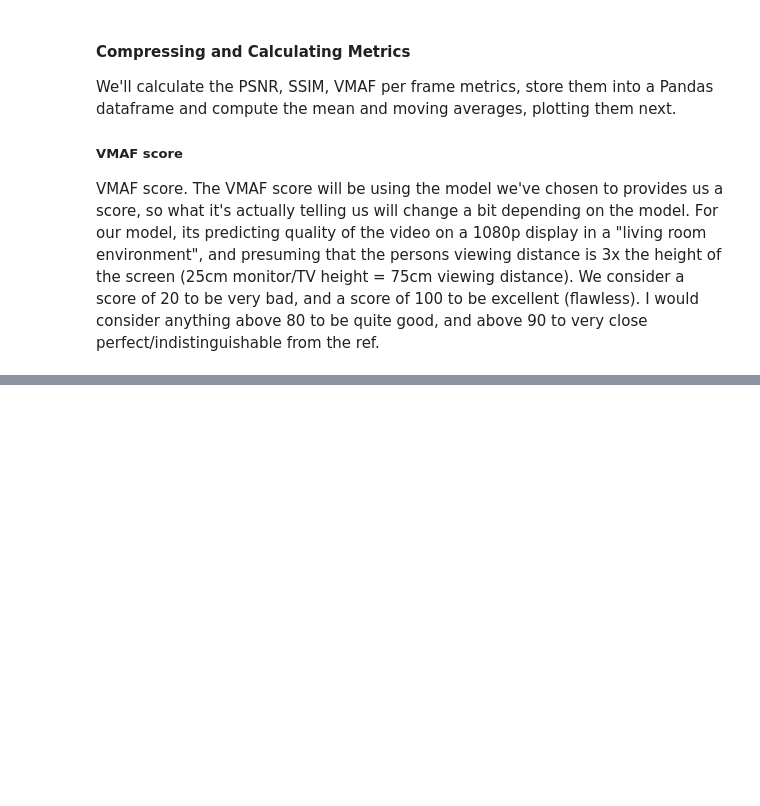
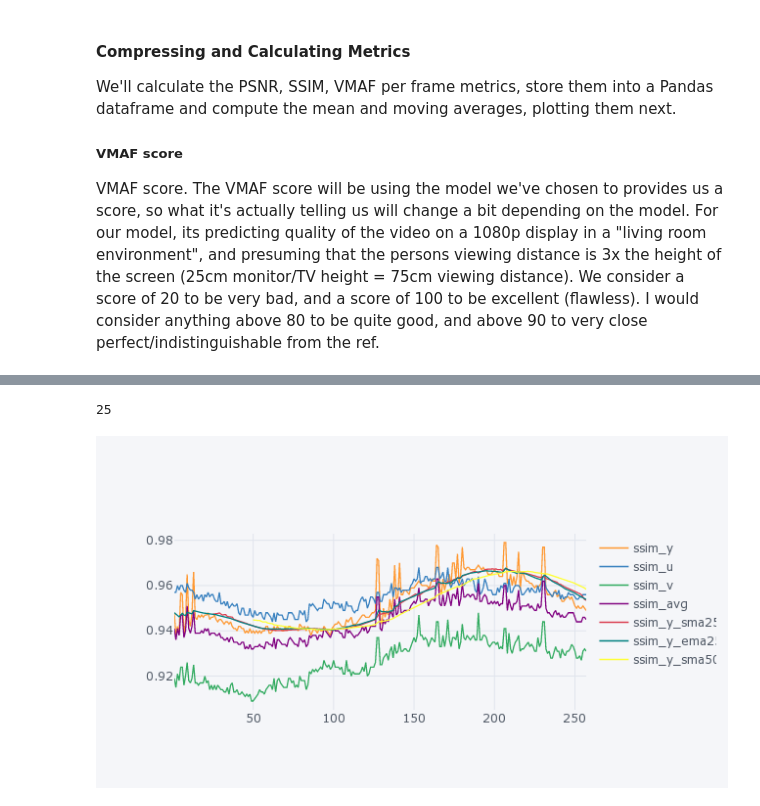
Before and after one commit to luisbarrancos/videometrics_jupyterlab, a Jupyter notebook: notebooks/video_generate_compression_x264_modules.ipynb, the cells around one changed output, grey strips where cells are left out. Cells and saved outputs as stored; diff of their text form; code cells hidden in the pictures; blank space fills up the shorter version.

Commit message:
Update notebooks, gitignore
Added simple moving averages to the structured similarity index matrix
values on Y, U, V channels.
Added cufflinks for the dataframe plotting.

```diff
--- a/notebooks/video_generate_compression_x264_modules.ipynb
+++ b/notebooks/video_generate_compression_x264_modules.ipynb
@@ -672,0 +354,2 @@ encoded with CRF 50
+# %%
+metrics_data = metrics.calc(["ssim"])
@@ -672,0 +360,4 @@ encoded with CRF 50
+# %%
+# print(ssim)
+df = pd.DataFrame.from_dict(metrics_data["ssim"])
+df.tail()
@@ -672,0 +374,6 @@ encoded with CRF 50
+# %%
+if "n" in df.columns:
+    df.rename(columns={"n" : "frame"}, inplace = True)
+    df.set_index("frame", inplace = True)
+
+df.fillna(0, inplace = True)
@@ -672,0 +400,12 @@ encoded with CRF 50
+# %%
+media.framerate(media.input_files()[0])
+# %% [output]
+25
+# %%
+#df.rolling(window=media.framerate(media.input_files()[0])).mean()
+#df.ewm(span=media.framerate(media.input_files()[0])).mean()
+
+framerate = media.framerate(media.input_files()[0])
+
+df[f"ssim_y_sma{2*framerate}"] = df["ssim_y"].rolling(window=2*framerate).mean()
+df[f"ssim_y_ema{framerate}"] = df["ssim_y"].ewm(span=framerate, adjust=False).mean()
@@ -672,0 +417,4 @@ encoded with CRF 50
+# %%
+df.iplot()
+# %% [output]
+[figure, added]
```
Also changed, not shown: parts of 30 cells of this notebook, 4 other files.
